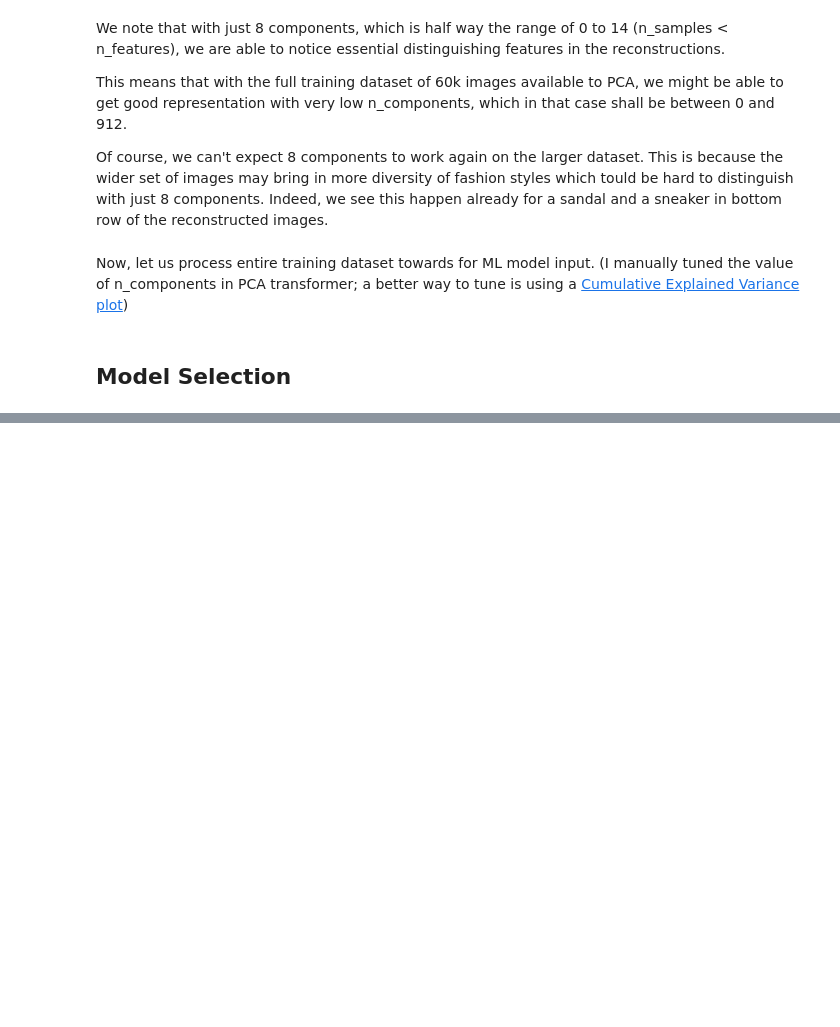
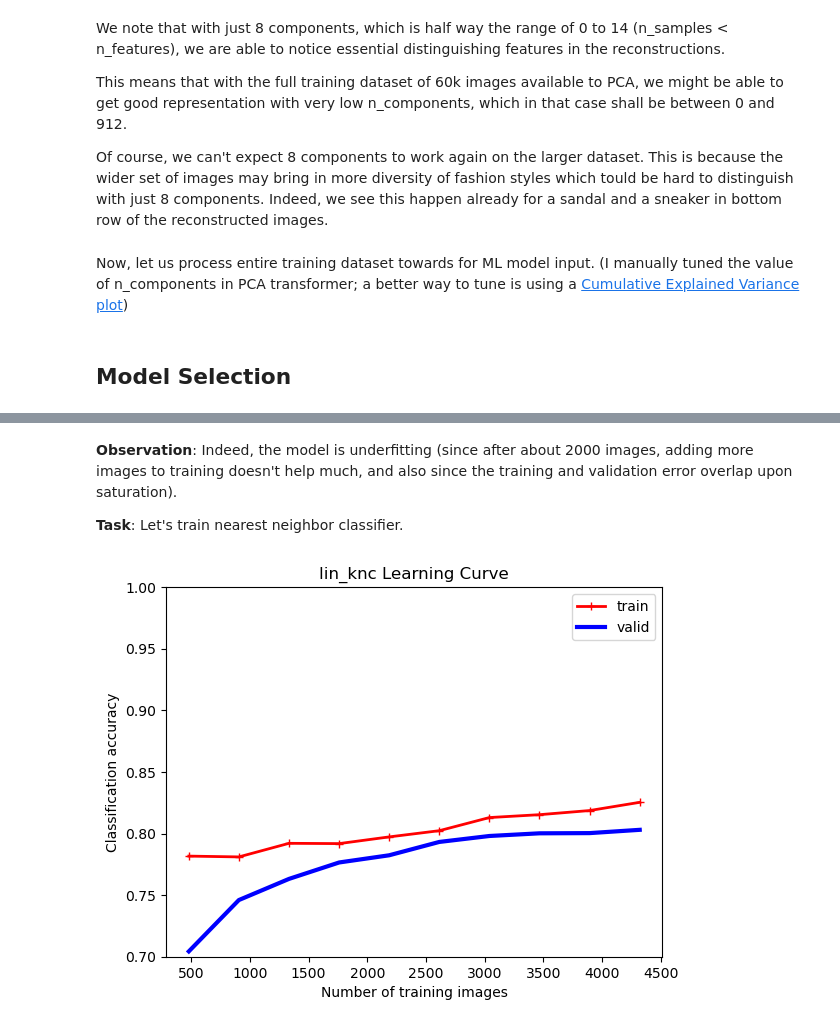
Before and after one commit to pranjal-s/machine-learning, a Jupyter notebook: fashion_images_PCA_SVC_Classification.ipynb, the cells around one changed output, grey strips where cells are left out. Cells and saved outputs as stored; diff of their text form; code cells hidden in the pictures; blank space fills up the shorter version.

```diff
--- a/fashion_images_PCA_SVC_Classification.ipynb
+++ b/fashion_images_PCA_SVC_Classification.ipynb
@@ -253,0 +300,27 @@ X_train_processed = input_data_processor(X_train)
+# %% [markdown]
+**Observation**: Indeed, the model is underfitting (since after about 2000 images, adding more images to training doesn't help much, and also since the training and validation error overlap upon saturation).
+
+**Task**: Let's train nearest neighbor classifier.
+# %%
+from sklearn.neighbors import KNeighborsClassifier
+lin_knc = KNeighborsClassifier(n_neighbors=20)
+# %%
+train_sizes, train_scores, valid_scores = learning_curve(
+    lin_knc,
+    X_train_2, y_train_2,
+    train_sizes=np.linspace(0.1, 0.9, 10), cv=5,
+    scoring="accuracy")
+
+train_errors = train_scores.mean(axis=1)
+valid_errors = valid_scores.mean(axis=1)
+
+fig, ax = plt.subplots()
+ax.plot(train_sizes, train_errors, "r-+", linewidth=2, label="train")
+ax.plot(train_sizes, valid_errors, "b-", linewidth=3, label="valid")
+ax.set(xlabel='Number of training images', ylabel='Classification accuracy',
+       title='lin_knc Learning Curve')
+ax.legend()
+ax.set_ylim(0.7, 1.0)
+plt.show()
+# %% [output]
+[figure, added]
```
Also changed, not shown: parts of 7 cells of this notebook.
